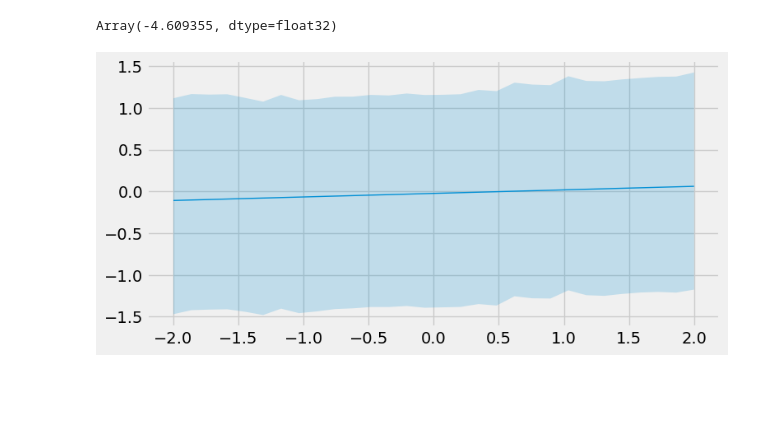
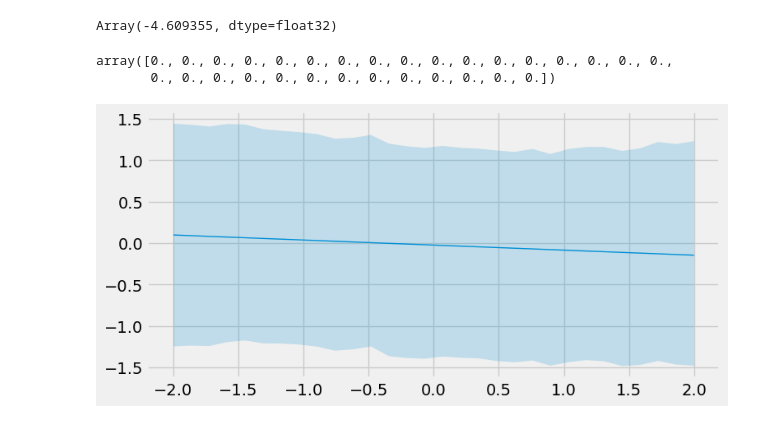
Before and after one commit to sushmit86/Statiistical_rethinking_jax, a Jupyter notebook: sushmit_05_geocentric_models.ipynb, the cells around one changed output. Drawn from its saved outputs; the diff is of its cells as text; code cells hidden in the pictures; blank space fills up the shorter version.

```diff
--- a/sushmit_05_geocentric_models.ipynb
+++ b/sushmit_05_geocentric_models.ipynb
@@ -548,25 +564,33 @@ D_mean = jnp.mean( D_sim, axis =0)
 D_mean[1] - D_mean[0]
 # %% [output]
 Array(-4.609355, dtype=float32)
+# %%
+M_seq = np.linspace(-2,2,30)
+A_seq = np.zeros_like(M_seq)
+A_seq
+# %% [output]
+array([0., 0., 0., 0., 0., 0., 0., 0., 0., 0., 0., 0., 0., 0., 0., 0., 0.,
+       0., 0., 0., 0., 0., 0., 0., 0., 0., 0., 0., 0., 0.])
 # %%
 #@title 5.24
 M_seq = np.linspace(-2,2,30)
 A_seq = np.zeros_like(M_seq)
 sim_data = pd.DataFrame({'M':M_seq,'A':A_seq})
 
 fn_mu_D_5_3A = lambda _samples,_A,_M: _samples[:,3] + _samples[:,4] * _A + _samples[:,5] * _M
-sampled_mu_D = jax.vmap(fn_mu_D_5_3A,in_axes=(None,0,0),out_axes=1)(post_samples_m_5_3_array,A_seq,M_mean)
+sampled_mu_D = jax.vmap(fn_mu_D_5_3A,in_axes=(None,0,0),out_axes=1)(post_samples_m_5_3_array,A_seq,M_seq)
+
 fn_sample_D = lambda _mu_D,_sigma_D: tfd.Normal(loc=_mu_D,scale=_sigma_D).sample(seed = key)
 D_sim = jax.vmap(fn_sample_D,in_axes=(1,None),out_axes=1)(sampled_mu_D,post_samples_m_5_3_array[:,6])
 D_PI = np.apply_along_axis(arviz.hdi, axis=0, arr=np.array(D_sim),hdi_prob=credib_interval).T
 D_mean = jnp.mean( D_sim, axis =0)
 
 fig,axs = plt.subplots(1,1,figsize=(8,4))
 axs.plot(M_seq,D_mean,linewidth=1.0)
 axs.fill_between(M_seq, D_PI[:,0],D_PI[:,1], alpha=0.2)
 plt.show()
 # %% [output]
-[figure, old version]
+[figure, new version]
 # %%
 #@title 5.25
 A_seq = np.linspace(-2,2,30)
```
Also changed, not shown: parts of 9 cells of this notebook.
